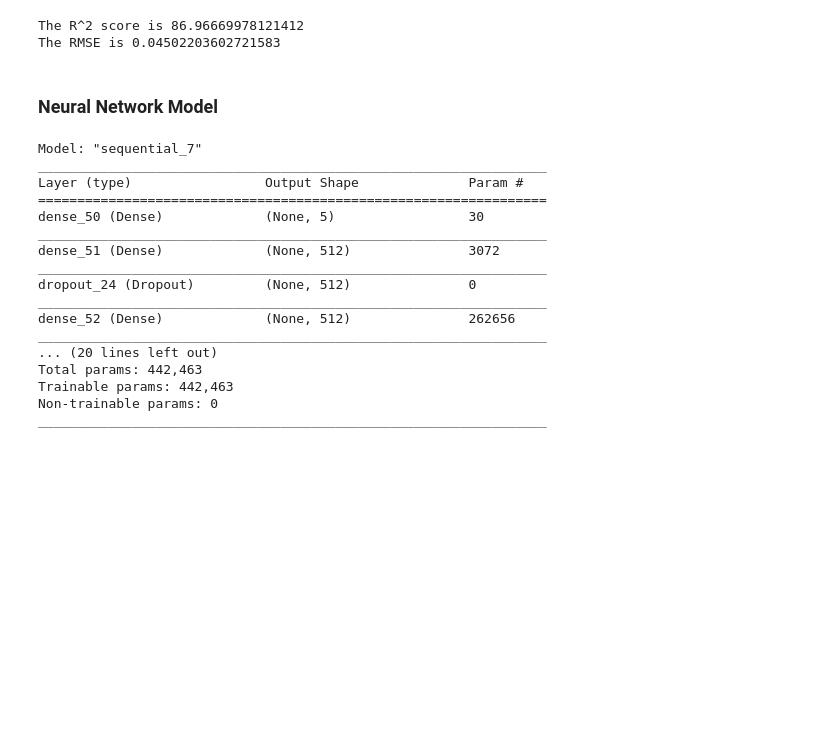
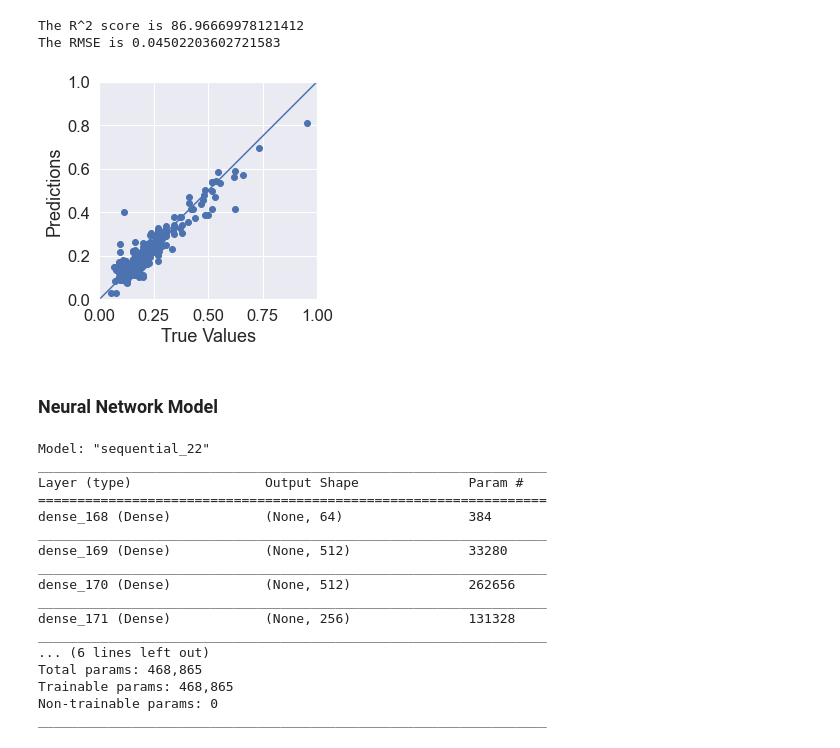
Before and after one commit to vvenkatesh-ML/Projects, a Jupyter notebook: Assignment 1/assignment_code.ipynb, the cells around one changed output. Cells and saved outputs as stored; diff of their text form; code cells hidden in the pictures; blank space fills up the shorter version.

```diff
--- a/Assignment 1/assignment_code.ipynb
+++ b/Assignment 1/assignment_code.ipynb
@@ -195,53 +195,58 @@ print('The RMSE is', test_set_rmse)
 # %% [output]
 The R^2 score is 86.96669978121412
 The RMSE is 0.04502203602721583
+# %%
+a = plt.axes(aspect='equal')
+plt.scatter(y_test, pred)
+plt.xlabel('True Values')
+plt.ylabel('Predictions')
+lims = [0, 1]
+plt.xlim(lims)
+plt.ylim(lims)
+_ = plt.plot(lims, lims)
+# %% [output]
+[figure, added]
 # %% [markdown]
 ### Neural Network Model
 # %%
 model = Sequential()
 
 #Input Layer
-model.add(Dense(X.shape[1], activation='relu', input_dim = X.shape[1]))
+model.add(Dense(units = 64, activation='relu', input_dim = X.shape[1]))
 
 #Hidden Layers
-model.add(Dense(units = 512, kernel_initializer='normal', activation='relu'))
-model.add(Dropout(0.2))
+model.add(Dense(units = 512, activation='relu'))
 
-model.add(Dense(units = 512, kernel_initializer='normal', activation='relu'))
-model.add(Dropout(0.3))
+model.add(Dense(units = 512, activation='relu'))
 
-model.add(Dense(units = 256, kernel_initializer='normal', activation='relu'))
-model.add(Dropout(0.4))
+model.add(Dense(units = 256, activation='relu'))
 
-model.add(Dense(units = 128, kernel_initializer='normal', activation='relu'))
-model.add(Dropout(0.5))
+model.add(Dense(units = 128, activation='relu'))
 
-model.add(Dense(units = 64, kernel_initializer='normal', activation='relu'))
-model.add(Dropout(0.6))
+model.add(Dense(units = 64, activation='relu'))
 
-model.add(Dense(units = 64, kernel_initializer='normal', activation='relu'))
-model.add(Dropout(0.7))
+# model.add(Dense(units = 64, activation='relu'))
 
 #Output Layer
 model.add(Dense(units = 1, kernel_initializer='normal', activation = 'relu'))
 
 model.summary()
 # %% [output]
-Model: "sequential_7"
+Model: "sequential_22"
 _________________________________________________________________
 Layer (type)                 Output Shape              Param #
 =================================================================
-dense_50 (Dense)             (None, 5)                 30
+dense_168 (Dense)            (None, 64)                384
 _________________________________________________________________
-dense_51 (Dense)             (None, 512)               3072
+dense_169 (Dense)            (None, 512)               33280
 _________________________________________________________________
-dropout_24 (Dropout)         (None, 512)               0
+dense_170 (Dense)            (None, 512)               262656
 _________________________________________________________________
-dense_52 (Dense)             (None, 512)               262656
+dense_171 (Dense)            (None, 256)               131328
 _________________________________________________________________
-... (20 lines left out)
-Total params: 442,463
-Trainable params: 442,463
+... (6 lines left out)
+Total params: 468,865
+Trainable params: 468,865
 Non-trainable params: 0
 _________________________________________________________________
 # %%
```
Also changed, not shown: parts of 6 cells of this notebook.
